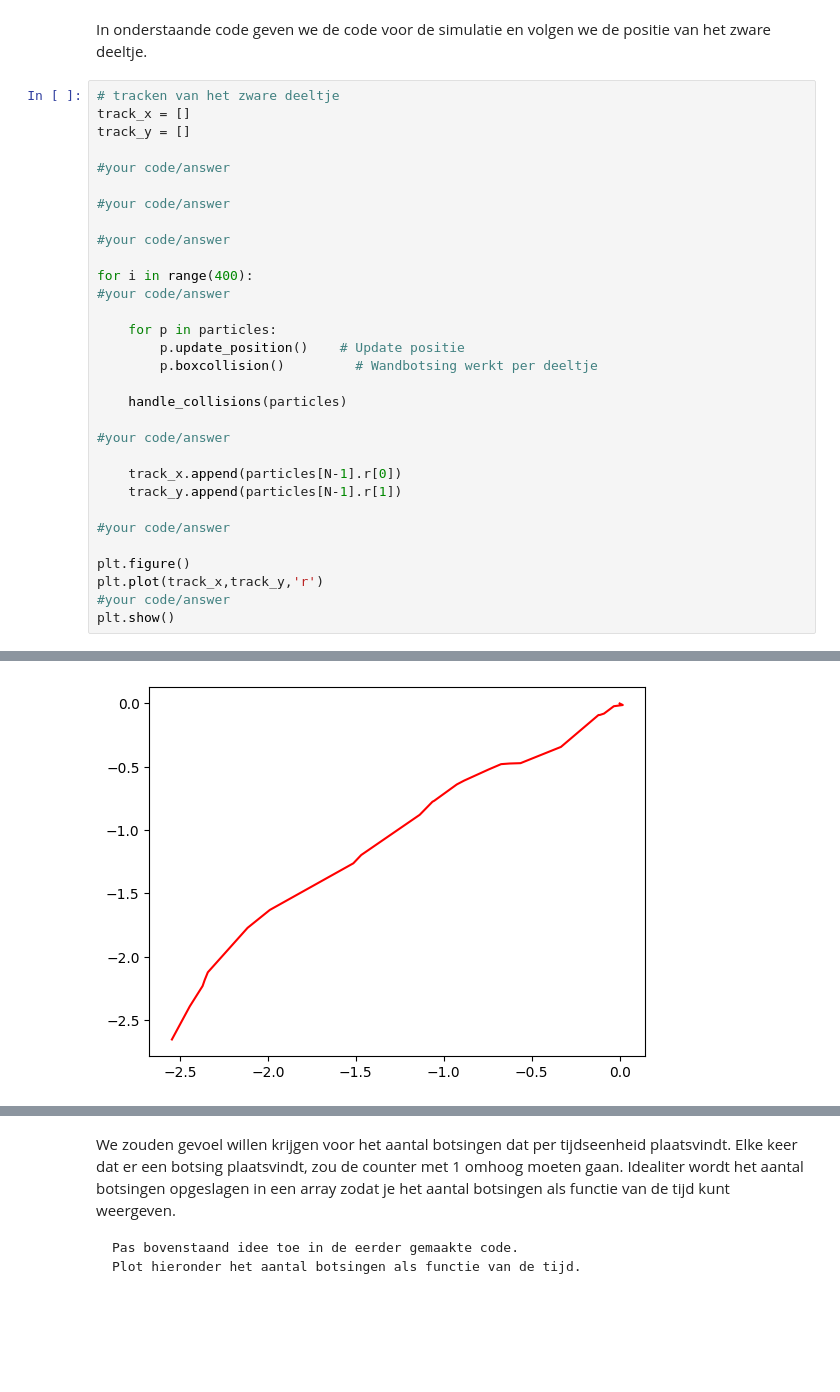
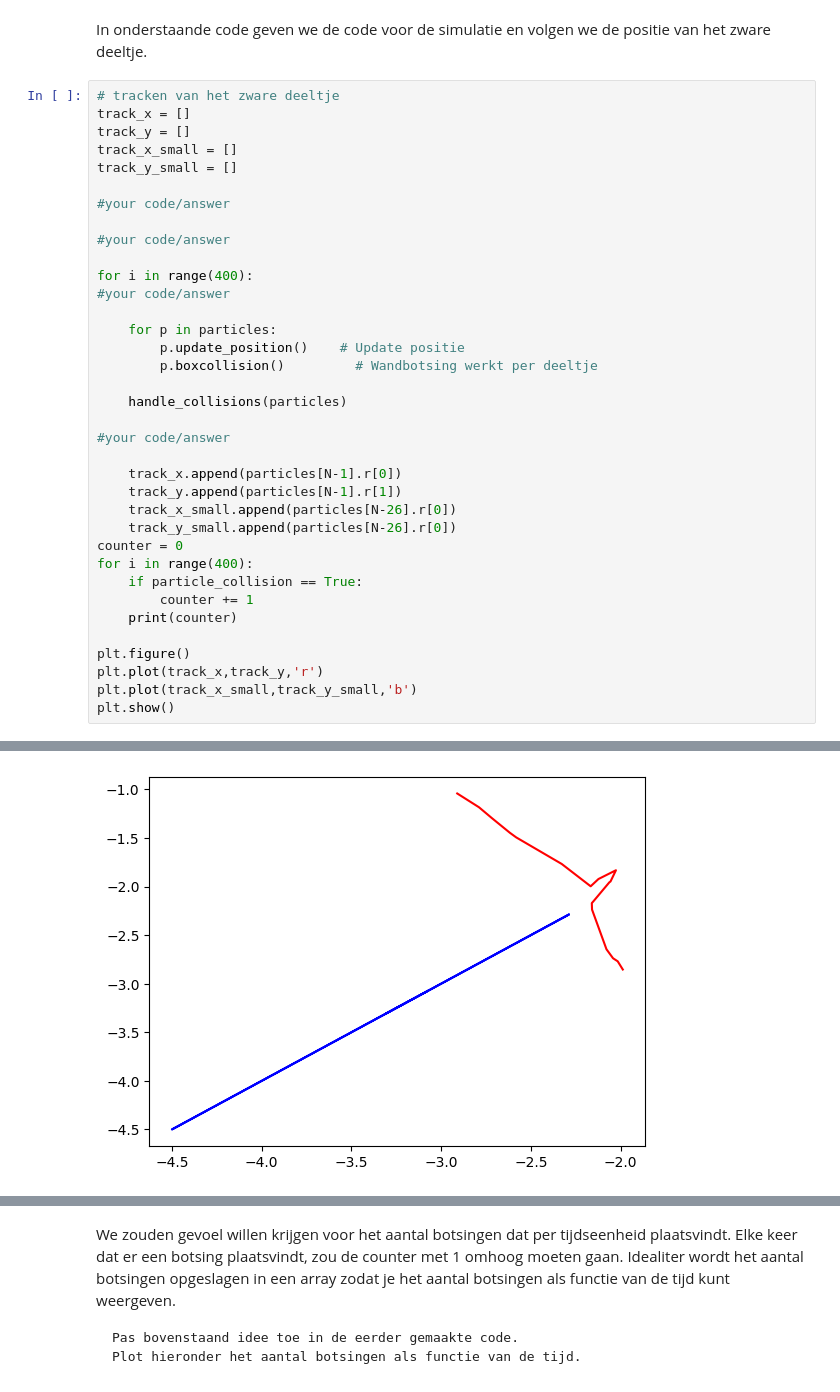
Before and after one commit to sjiemen/17, a Jupyter notebook: Content/PySim/4_brownianmotion.ipynb, the cells around one changed output, grey strips where cells are left out. Cells and saved outputs as stored; diff of their text form; blank space fills up the shorter version.

````diff
--- a/Content/PySim/4_brownianmotion.ipynb
+++ b/Content/PySim/4_brownianmotion.ipynb
@@ -161,8 +162,8 @@ In onderstaande code geven we de code voor de simulatie en volgen we de positie
 # tracken van het zware deeltje
 track_x = []
 track_y = []
-
-#your code/answer
+track_x_small = []
+track_y_small = []
 
 #your code/answer
 
@@ -181,11 +182,16 @@ for i in range(400):
 
     track_x.append(particles[N-1].r[0])
     track_y.append(particles[N-1].r[1])
-
-#your code/answer
+    track_x_small.append(particles[N-26].r[0])
+    track_y_small.append(particles[N-26].r[0])
+counter = 0
+for i in range(400):
+    if particle_collision == True:
+        counter += 1
+    print(counter)
 
 plt.figure()
 plt.plot(track_x,track_y,'r')
-#your code/answer
+plt.plot(track_x_small,track_y_small,'b')
 plt.show()
 # %% [output]
@@ -192,4 +215,4 @@ plt.show()
-[figure, old version]
+[figure, new version]
 # %% [markdown]
 ```{exercise} Brownian motion in beeld
 :label: ex-brownian-3
````
Also changed, not shown: parts of 6 cells of this notebook.
